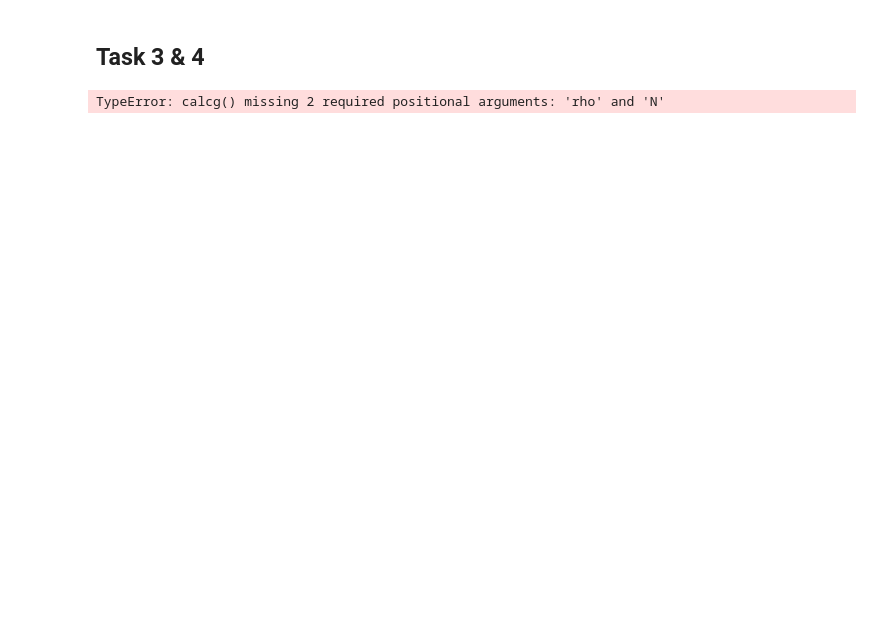
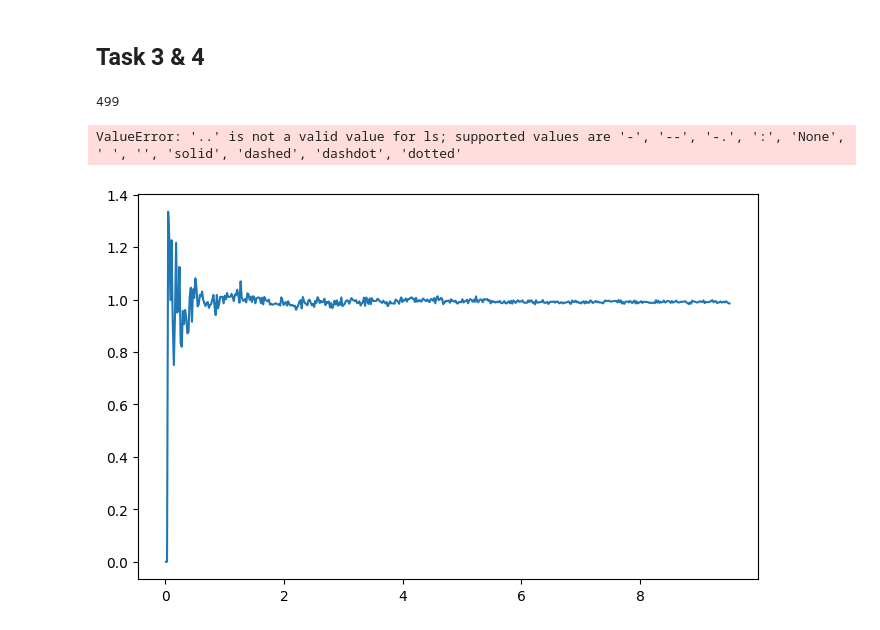
Before and after one commit to ScythiansCloud/FinalProject_CompPhys, a Jupyter notebook: main.ipynb, the cells around one changed output. Saved outputs shown, nothing was run; the diff lists cells and outputs as text; code cells hidden in the pictures; blank space fills up the shorter version.

```diff
--- a/main.ipynb
+++ b/main.ipynb
@@ -53,4 +51,31 @@ settings3.init(Cs_list[0])
 # %%
 g_of_r = Simulation3(output_dir, True, "Task3_", 10, settings3.random_seed, settings3)
+
+g_of_r_list = []
+
+for i in range(len(Cs_list)):
+    settings3.init(Cs_list[i])
+    g_of_r = Simulation3(output_dir, True, f"Task3_Cs{Cs_list[i]}_", 10, settings3.random_seed, settings3)
+    g_of_r_list.append(g_of_r)
+
+bin_dr_arr = np.linspace(0, settings3.L/2, len(g_of_r)) + 0.5*settings3.dr
-# %% [output]
-TypeError: calcg() missing 2 required positional arguments: 'rho' and 'N'
+# %%
+print(len(g_of_r_list[3]))
+# %% [output]
+499
+# %%
+# devide by 4.184e-6 to go from g/mol × (nm/fs)^2 --> kcal
+plt.figure(figsize=(8,5))
+# devide by 4.184e-6 to go from g/mol × (nm/fs)^2 --> kcal
+
+plt.plot(bin_dr_arr, g_of_r_list[0], label=r"$g(r) min$")
+plt.plot(bin_dr_arr, g_of_r_list[4], label=r"$g(r) max$", linestyle=':')
+plt.xlabel("r")
+plt.ylabel("g(r)")
+plt.legend()
+# plt.title("")
+plt.tight_layout()
+# plt.savefig('part_c_energies.pdf', dpi=150)
+# %% [output]
+ValueError: '..' is not a valid value for ls; supported values are '-', '--', '-.', ':', 'None', ' ', '', 'solid', 'dashed', 'dashdot', 'dotted'
+[figure, added]
```
Also changed, not shown: parts of 3 cells of this notebook.
